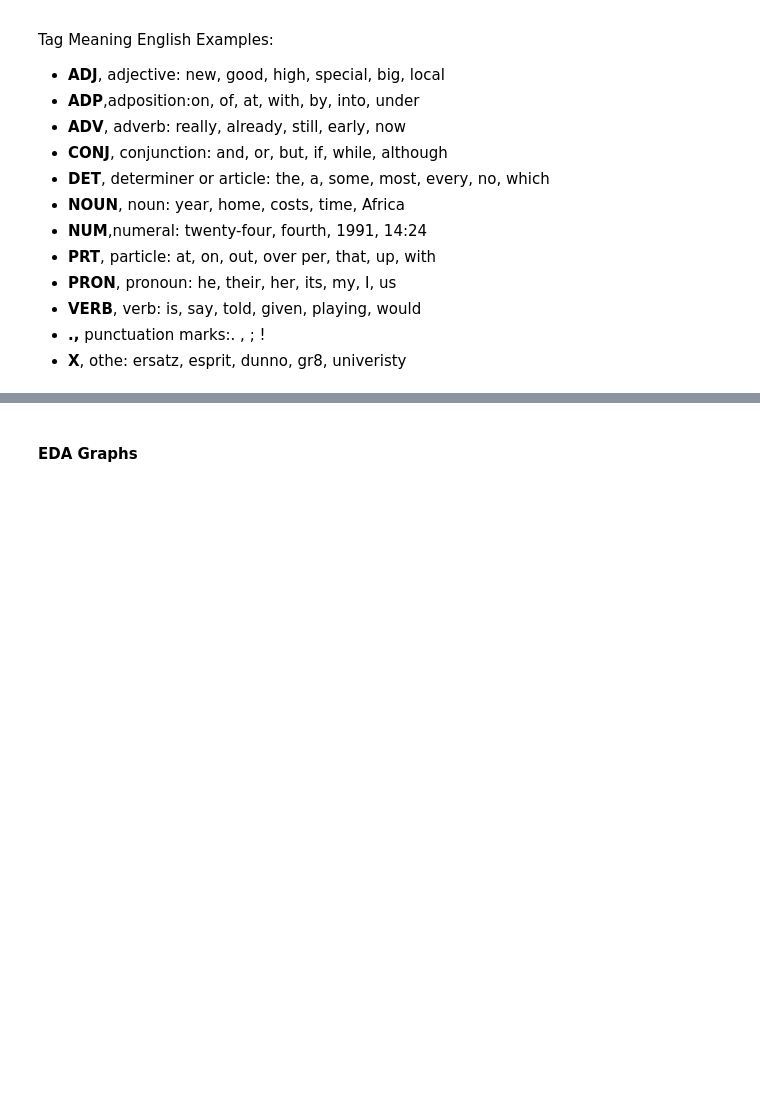
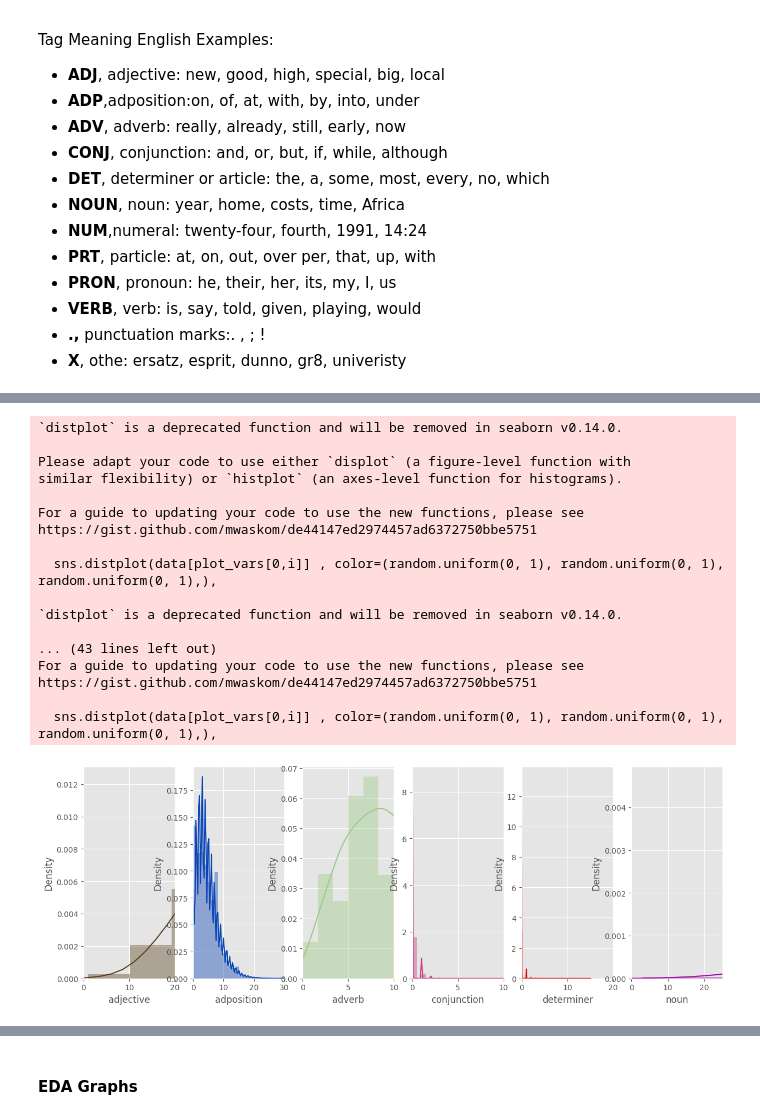
Before and after one commit to Aditya190600/SummaryGen, a Jupyter notebook: notebook/EDA.ipynb, the cells around one changed output, grey strips where cells are left out. Cells and saved outputs as stored; diff of their text form; code cells hidden in the pictures; blank space fills up the shorter version.

```diff
--- a/notebook/EDA.ipynb
+++ b/notebook/EDA.ipynb
@@ -489,9 +485,15 @@ def get_pos_tags(sentences, tagset='universal'):
 # %%
+
 # Identify the taggings for the text variable
-news_text = df_CNN['article'].values
+news_text = df_stop['text'].values
 df_text = get_pos_tags(news_text)
+df_text.to_csv("Text_POS.csv")
+print("Text is Completed")
+
 # Identify the taggings for the summary variable
-news_summary = df_CNN['highlights'].values
+news_summary = df_stop['summary.0'].values
 df_summary = get_pos_tags(news_summary)
+df_summary.to_csv("Summ_POS.csv")
+print("Summ is completed")
 
 df_summary.head()
@@ -497,0 +509,24 @@ df_summary.head()
+# %%
+# Select the columns to plot: those related to pos taggings
+plot_vars=np.array([['ADJ','ADP','ADV','CONJ','DET','NOUN']])
+# Plot a histograms of the variables
+plot_histograms(df_text, plot_vars, [20, 30, 10, 10, 20, 25], labels_dict, figsize=(15,5))
+# %% [output]
+`distplot` is a deprecated function and will be removed in seaborn v0.14.0.
+
+Please adapt your code to use either `displot` (a figure-level function with
+similar flexibility) or `histplot` (an axes-level function for histograms).
+
+For a guide to updating your code to use the new functions, please see
+https://gist.github.com/mwaskom/de44147ed2974457ad6372750bbe5751
+
+  sns.distplot(data[plot_vars[0,i]] , color=(random.uniform(0, 1), random.uniform(0, 1), random.uniform(0, 1),),
+
+`distplot` is a deprecated function and will be removed in seaborn v0.14.0.
+
+... (43 lines left out)
+For a guide to updating your code to use the new functions, please see
+https://gist.github.com/mwaskom/de44147ed2974457ad6372750bbe5751
+
+  sns.distplot(data[plot_vars[0,i]] , color=(random.uniform(0, 1), random.uniform(0, 1), random.uniform(0, 1),),
+[figure, added]
```
Also changed, not shown: parts of 8 cells of this notebook, 1 other file.
